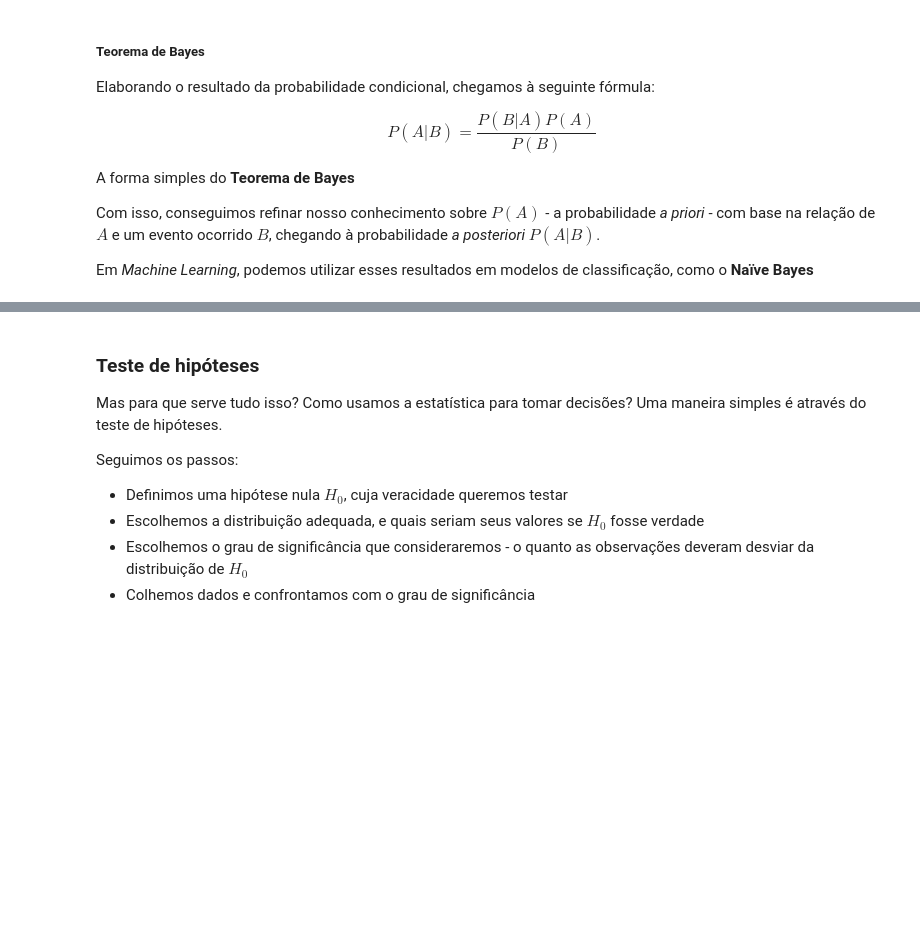
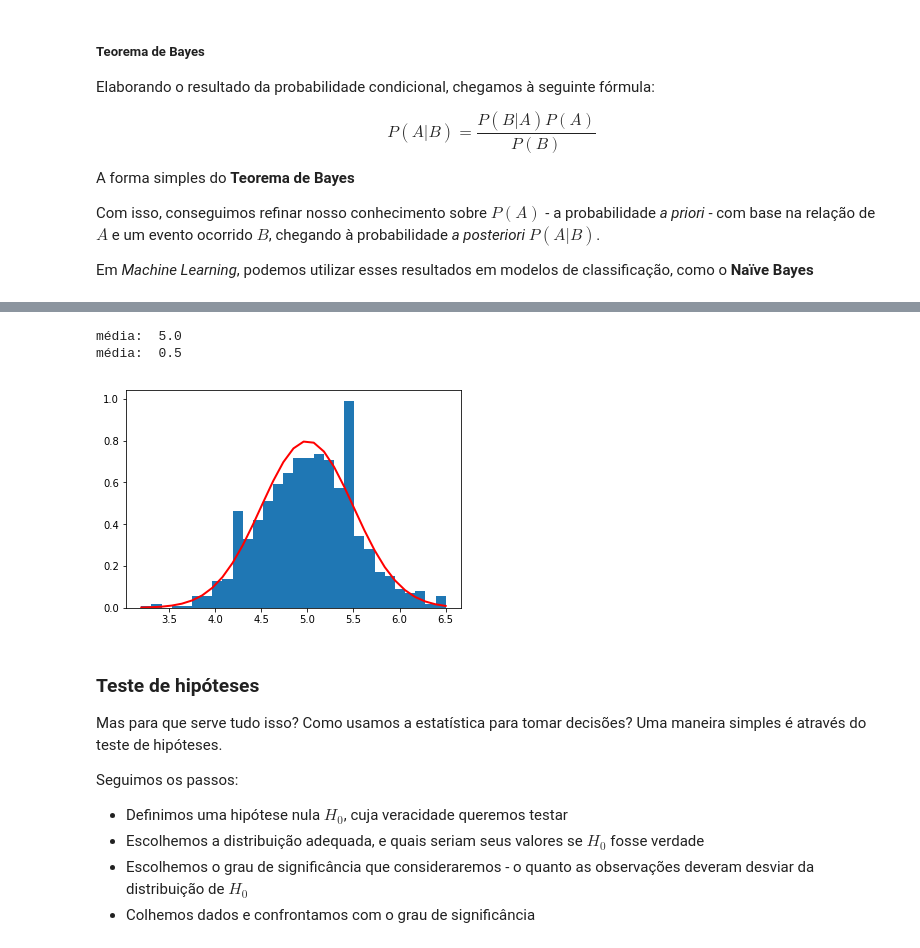
Before and after one commit to franciscodefaria/PythonBasico, a Jupyter notebook: Aula2/Aula2.ipynb, the cells around one changed output, grey strips where cells are left out. Cells and saved outputs as stored; diff of their text form; code cells hidden in the pictures; blank space fills up the shorter version.

```diff
--- a/Aula2/Aula2.ipynb
+++ b/Aula2/Aula2.ipynb
@@ -175,3 +241,26 @@ $$f(x) = \frac{1}{\sqrt{2\pi}\hspace{1mm}\sigma} e^{-\frac{(x-\mu)^2}{2\sigma^2}
+# %%
+## teorema do limite central
+
+n = 10
+p = 0.5
+m = 10
+
+b = np.random.binomial(n, p, (1000,m))
+tlc = b.mean(axis=1)
+
+mu = n*p
+sigma = np.sqrt((n*p*(1-p))/m)
+
+print("média: ", mu)
+print("média: ", sigma)
+
+count, bins, ignored = plt.hist(tlc, 30, density=True) # plotando histograma das variáveis
+plt.plot(bins, normal_fdp(x=bins, mu=mu, sigma=sigma), linewidth=2, color='r') # plotando normal
+plt.show()
+# %% [output]
+média:  5.0
+média:  0.5
+[figure, added]
 # %% [markdown]
 ### Teste de hipóteses
 
```
Also changed, not shown: parts of 12 cells of this notebook.
